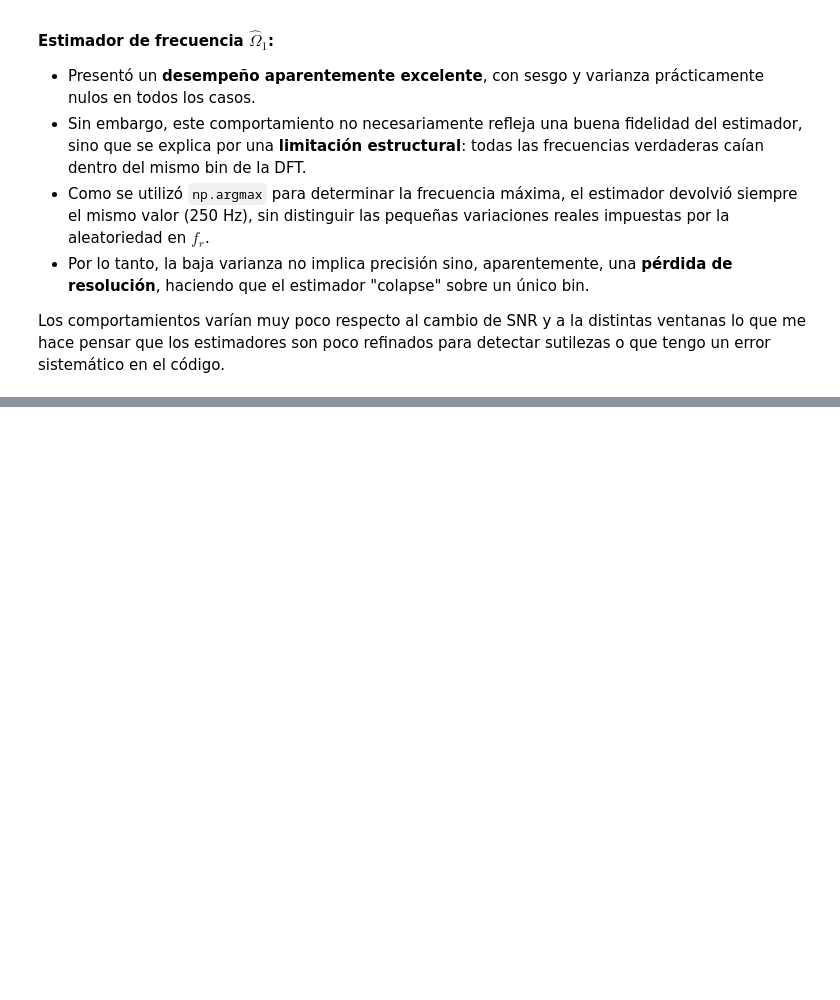
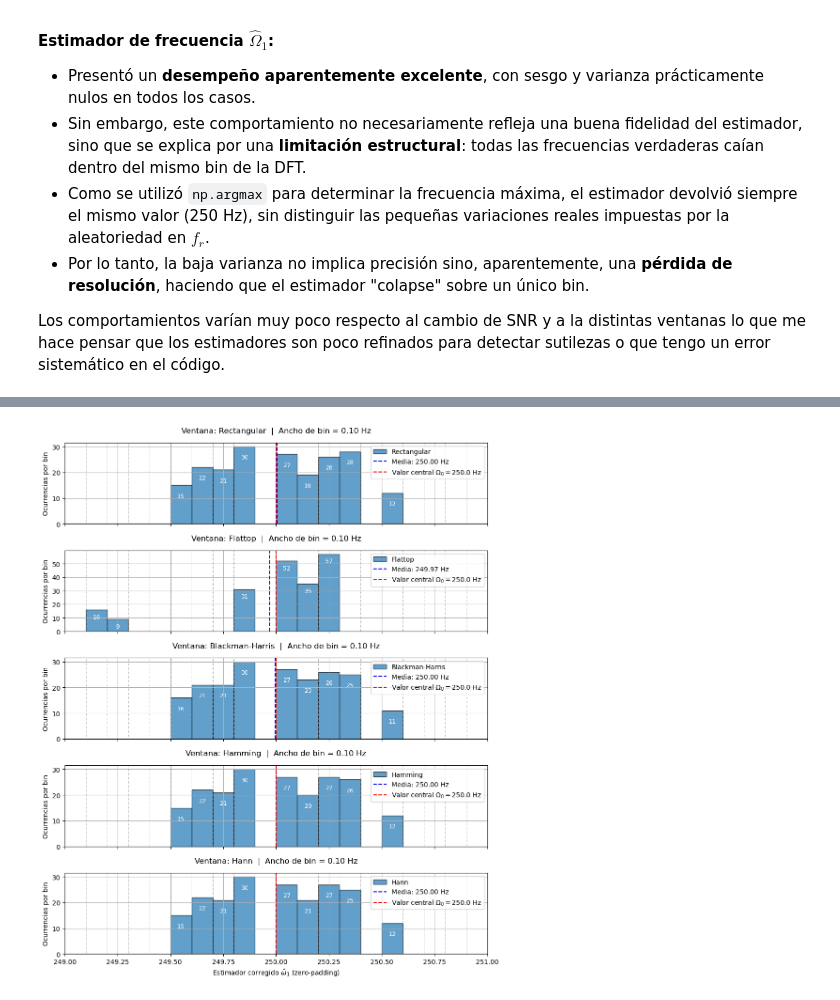
Before and after one commit to lucasmaru/APS-lmaru, a Jupyter notebook: Tareas_semanales/TS4/TS4 Lucas Ezequiel Marú.ipynb, the cells around one changed output, grey strips where cells are left out. Cells and saved outputs as stored; diff of their text form; code cells hidden in the pictures; blank space fills up the shorter version.

```diff
--- a/Tareas_semanales/TS4/TS4 Lucas Ezequiel Marú.ipynb
+++ b/Tareas_semanales/TS4/TS4 Lucas Ezequiel Marú.ipynb
@@ -635,0 +754,79 @@ Los comportamientos varían muy poco respecto al cambio de SNR y a la distintas
+# %%
+#%% Estimador de frecuencia con zero-padding (corregido)
+
+M = 8000  # Longitud tras padding
+df_zp = fs / M
+frec_zp = np.fft.fftshift(np.fft.fftfreq(M, d=ts))
+
+estimadores_frec_zp = {}
+
+for nombre, ventana in zip(
+    ['Rectangular', 'Flattop', 'Blackman-Harris', 'Hamming', 'Hann'],
+    [w_rect, w_flattop, w_blackmanharris, w_hamming, w_hann]
+):
+    señal_ventaneada = Signal * ventana
+    señales_padded = np.vstack((señal_ventaneada, np.zeros((M - N, N_Test))))
+    fft_padded = fft(señales_padded, axis=0)
+    fft_padded = fftshift(fft_padded, axes=0)
+    espectro_modulo = np.abs(fft_padded)
+
+    mask_pos_zp = frec_zp >= 0
+    frec_zp_pos = frec_zp[mask_pos_zp]
+
+    Omega1_hat_zp = np.zeros(N_Test)
+    for i in range(N_Test):
+        id_max = np.argmax(espectro_modulo[mask_pos_zp, i])
+        Omega1_hat_zp[i] = frec_zp_pos[id_max]
+
+    estimadores_frec_zp[nombre] = Omega1_hat_zp
+
+# Métricas
+resultados_frec_zp = {}
+Omega_1_flat = Omega_1.flatten()
+
+for nombre, valores in estimadores_frec_zp.items():
+    diferencias = valores - Omega_1_flat
+    sesgo = np.mean(diferencias)
+    varianza = np.mean((diferencias - sesgo)**2)
+    mse = varianza + sesgo**2
+    resultados_frec_zp[nombre] = {
+        'Sesgo': sesgo,
+        'Varianza': varianza,
+        'MSE': mse
+    }
+
+# Visualización
+x_min = 249
+x_max = 251
+ancho_bin = 0.10
+bins_comunes = np.arange(x_min, x_max + ancho_bin, ancho_bin)
+
+fig, axs = plt.subplots(len(estimadores_frec_zp), 1, figsize=(10, 12), sharex=True)
+
+for ax, (nombre, valores) in zip(axs, estimadores_frec_zp.items()):
+    n, bins, patches = ax.hist(valores, bins=bins_comunes, alpha=0.7, label=nombre, edgecolor='black')
+    media = np.mean(valores)
+
+    for bin_edge in bins:
+        ax.axvline(bin_edge, color='gray', linestyle=':', linewidth=0.7)
+
+    ax.axvline(media, linestyle='--', color='blue', label=f"Media: {media:.2f} Hz")
+    ax.axvline(Omega_0, color='r', linestyle='--', label=rf"Valor central $\Omega_0 = {Omega_0:.1f}$ Hz")
+
+    for count, patch in zip(n, patches):
+        if count > 0:
+            x = patch.get_x() + patch.get_width() / 2
+            y = patch.get_height()
+            ax.text(x, y - 3, f"{int(count)}", ha='center', va='top', fontsize=9, color='white')
+
+    ax.set_title(f"Ventana: {nombre}  |  Ancho de bin = {ancho_bin:.2f} Hz", pad=15)
+    ax.set_ylabel("Ocurrencias por bin")
+    ax.grid(True)
+    ax.legend()
+
+axs[-1].set_xlabel("Estimador corregido $\hat{{\omega}}_1$ (zero-padding)")
+plt.xlim(x_min, x_max)
+plt.tight_layout()
+plt.show()
+# %% [output]
+[figure, added]
```
Also changed, not shown: parts of 10 cells of this notebook, 3 other files.
